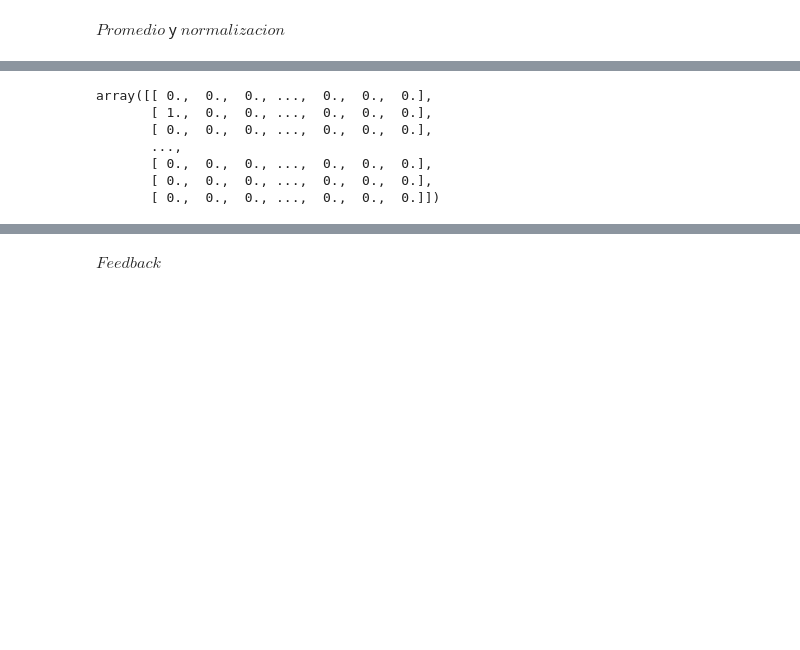
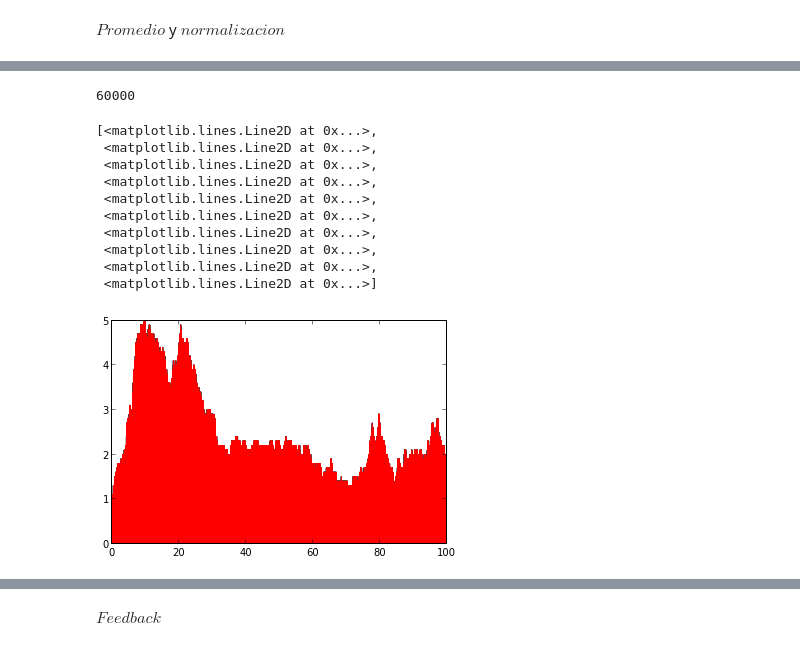
Before and after one commit to nana0220/Biologia-Sintetica, a Jupyter notebook: Simulacion Guillespie.ipynb, the cells around one changed output, grey strips where cells are left out. Saved outputs shown, nothing was run; the diff lists cells and outputs as text; code cells hidden in the pictures; blank space fills up the shorter version.

```diff
--- a/Simulacion Guillespie.ipynb
+++ b/Simulacion Guillespie.ipynb
@@ -68,37 +66,45 @@ $Promedio$ y $normalizacion$
 # %%
-#normalizacion
+#Renormalización
+
 interval=100.0*60.0*10.0
-t_norm=linspace(0,120.0,interval)
-rna_norm=zeros((size(t_norm),cells))
-prot_norm=zeros((size(t_norm),cells))
+t_norm=linspace(0,100.0,interval)
 
-j=0
+
+rna_norm=zeros((60000,cells))
+prot_norm=zeros((60000,cells))
 
 for i in range(cells):
-    for k in t_norm:
-        while((T[j,i]*600.0)<t_norm[k]):
+    j=0
+    for k in range(0,60000):
+        while((T[j,i])<t_norm[k]):
             j=j+1
             rna_norm[k,i]=rna[j,i]
             prot_norm[k,i]=prot[j,i]
 
-
-t_norm
-rna_norm
+rna_norm, prot_norm
+size(t_norm)
 # %% [output]
-array([[ 0.,  0.,  0., ...,  0.,  0.,  0.],
-       [ 1.,  0.,  0., ...,  0.,  0.,  0.],
-       [ 0.,  0.,  0., ...,  0.,  0.,  0.],
-       ...,
-       [ 0.,  0.,  0., ...,  0.,  0.,  0.],
-       [ 0.,  0.,  0., ...,  0.,  0.,  0.],
-       [ 0.,  0.,  0., ...,  0.,  0.,  0.]])
+60000
 # %%
-#dt=600.0
-#rna_prom=zeros(t*dt)
-#prot_prom=zeros(t*dt)
+rna_prom=zeros((60000,cells))
+prot_prom=zeros((60000,cells))
 
-#for k in range(t*dt):
- #   rna_prom[k]=mean(rna_norm[k,:])
+for k in range(0,60000):
+   rna_prom[k]=mean(rna_norm[k,:])
 
-#for k in range(t*dt):
- #   prot_prom[k]=mean(prot_norm[k,:])
+for k in range(0,60000):
+   prot_prom[k]=mean(prot_norm[k,:])
+
+plot(t_norm,rna_prom)
+# %% [output]
+[<matplotlib.lines.Line2D at 0x...>,
+ <matplotlib.lines.Line2D at 0x...>,
+ <matplotlib.lines.Line2D at 0x...>,
+ <matplotlib.lines.Line2D at 0x...>,
+ <matplotlib.lines.Line2D at 0x...>,
+ <matplotlib.lines.Line2D at 0x...>,
+ <matplotlib.lines.Line2D at 0x...>,
+ <matplotlib.lines.Line2D at 0x...>,
+ <matplotlib.lines.Line2D at 0x...>,
+ <matplotlib.lines.Line2D at 0x...>]
+[figure, added]
```
Also changed, not shown: parts of 9 cells of this notebook.
